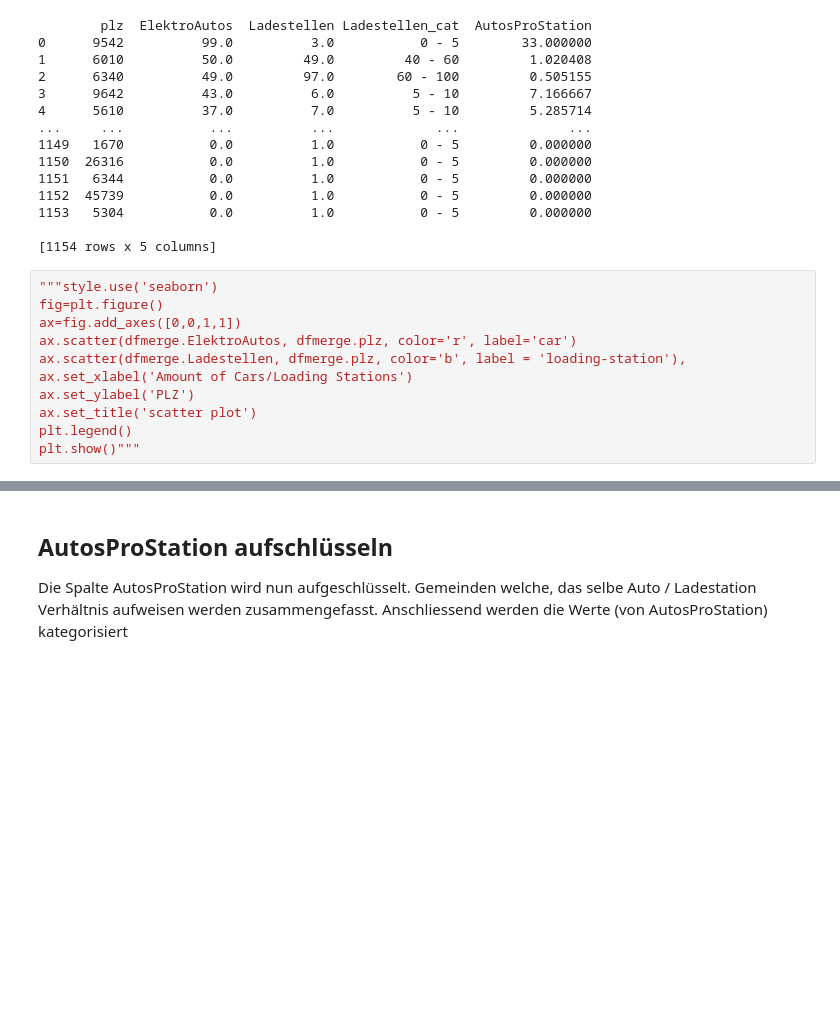
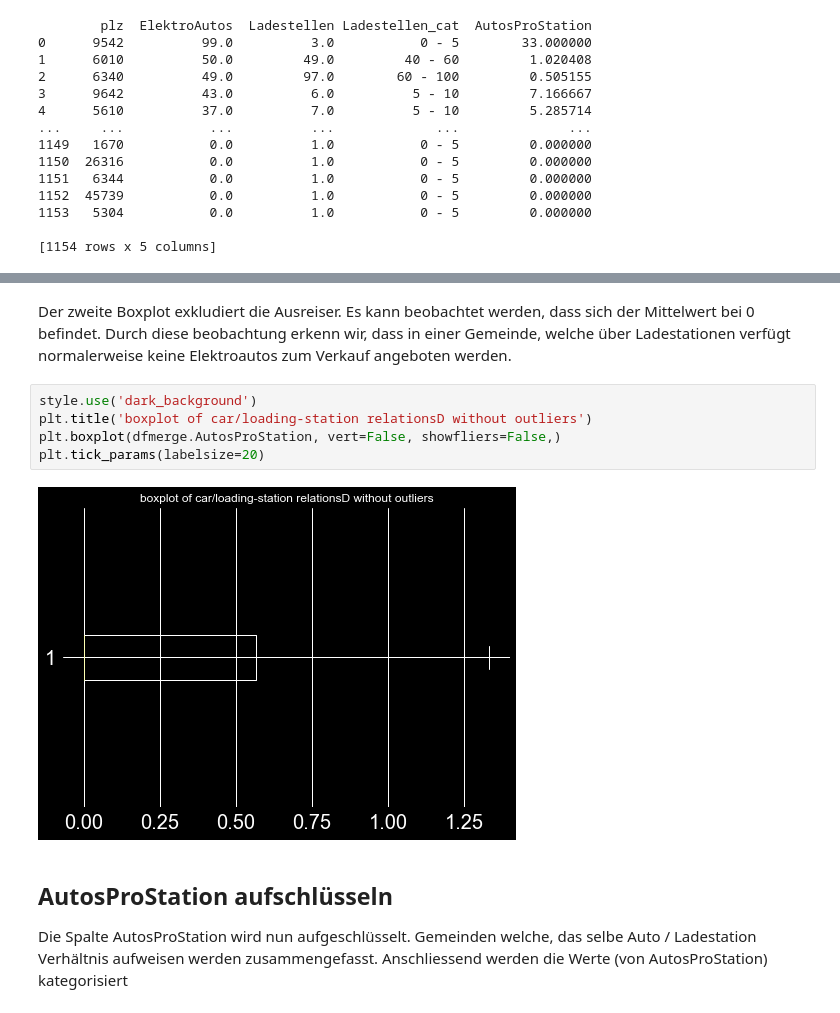
Before and after one commit to jk019/DA_LN_neues_Github, a Jupyter notebook: Datenaufbereitungen/Weiterführende_Datenaufbereitung.ipynb, the cells around one changed output, grey strips where cells are left out. Saved outputs shown, nothing was run; the diff lists cells and outputs as text; blank space fills up the shorter version.

```diff
--- a/Datenaufbereitungen/Weiterführende_Datenaufbereitung.ipynb
+++ b/Datenaufbereitungen/Weiterführende_Datenaufbereitung.ipynb
@@ -245,14 +247,3 @@ print(dfmerge)
 1153   5304           0.0          1.0           0 - 5         0.000000
 
 [1154 rows x 5 columns]
-# %%
-"""style.use('seaborn')
-fig=plt.figure()
-ax=fig.add_axes([0,0,1,1])
-ax.scatter(dfmerge.ElektroAutos, dfmerge.plz, color='r', label='car')
-ax.scatter(dfmerge.Ladestellen, dfmerge.plz, color='b', label = 'loading-station'),
-ax.set_xlabel('Amount of Cars/Loading Stations')
-ax.set_ylabel('PLZ')
-ax.set_title('scatter plot')
-plt.legend()
-plt.show()"""
@@ -261,3 +280,12 @@ plt.show()"""
+# %% [markdown]
+Der zweite Boxplot exkludiert die Ausreiser. Es kann beobachtet werden, dass sich der Mittelwert bei 0 befindet. Durch diese beobachtung erkenn wir, dass in einer Gemeinde, welche über Ladestationen verfügt normalerweise keine Elektroautos zum Verkauf angeboten werden.
+# %%
+style.use('dark_background')
+plt.title('boxplot of car/loading-station relationsD without outliers')
+plt.boxplot(dfmerge.AutosProStation, vert=False, showfliers=False,)
+plt.tick_params(labelsize=20)
+# %% [output]
+[figure, added]
 # %% [markdown]
 ## AutosProStation aufschlüsseln
 
```
Also changed, not shown: parts of 11 cells of this notebook.
